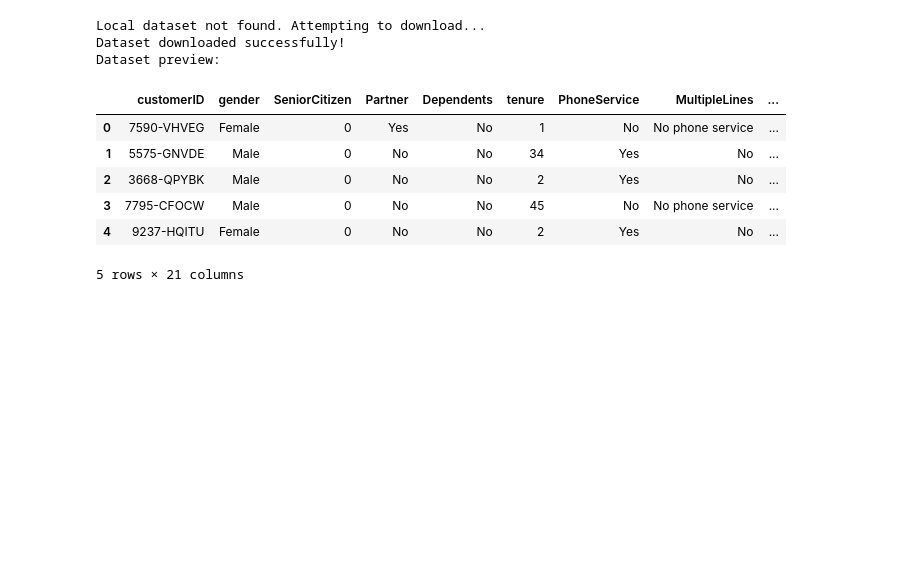
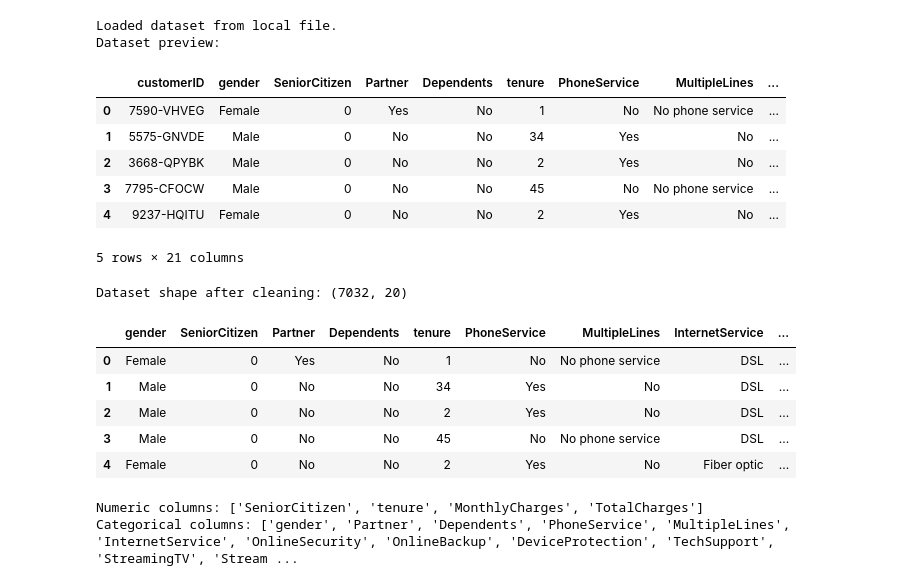
Before and after one commit to chaipid/2025AB05200_ML_ClassificationModel, a Jupyter notebook: train_models.ipynb, the cells around one changed output. Cells and saved outputs as stored; diff of their text form; code cells hidden in the pictures; blank space fills up the shorter version.

```diff
--- a/train_models.ipynb
+++ b/train_models.ipynb
@@ -30,7 +42,7 @@ Requirement already satisfied: nvidia-nccl-cu12 in /usr/local/lib/python3.12/dis
 # %%
 try:
     # Try loading locally
-    df = pd.read_csv("WA_Fn-UseC_-Telco-Customer-Churn.csv")
+    df = pd.read_csv("telco-customer-churn.csv")
     print("Loaded dataset from local file.")
 
 except FileNotFoundError:
@@ -38,9 +50,9 @@ except FileNotFoundError:
 
     try:
         url = "https://raw.githubusercontent.com/SohelRaja/Customer-Churn-Analysis/master/Datasets/WA_Fn-UseC_-Telco-Customer-Churn.csv"
-        urllib.request.urlretrieve(url, "WA_Fn-UseC_-Telco-Customer-Churn.csv")
+        urllib.request.urlretrieve(url, "telco-customer-churn.csv")
 
-        df = pd.read_csv("WA_Fn-UseC_-Telco-Customer-Churn.csv")
+        df = pd.read_csv("telco-customer-churn.csv")
         print("Dataset downloaded successfully!")
 
     except Exception as e:
@@ -53,8 +65,7 @@ if df is not None:
     print("Dataset preview:")
     display(df.head())
 # %% [output]
-Local dataset not found. Attempting to download...
-Dataset downloaded successfully!
+Loaded dataset from local file.
 Dataset preview:
 |  | customerID | gender | SeniorCitizen | Partner | Dependents | tenure | PhoneService | MultipleLines | ... |
 | 0 | 7590-VHVEG | Female | 0 | Yes | No | 1 | No | No phone service | ... |
@@ -63,3 +74,60 @@ Dataset preview:
 | 3 | 7795-CFOCW | Male | 0 | No | No | 45 | No | No phone service | ... |
 | 4 | 9237-HQITU | Female | 0 | No | No | 2 | Yes | No | ... |
 5 rows × 21 columns
+# %%
+# Convert TotalCharges to numeric (some rows have spaces)
+df["TotalCharges"] = pd.to_numeric(df["TotalCharges"], errors="coerce")
+
+# Drop rows where TotalCharges became NaN
+df = df.dropna()
+
+# Drop customerID (unique identifier, not useful)
+if "customerID" in df.columns:
+    df = df.drop("customerID", axis=1)
+
+# Convert target "Churn" to binary 1/0
+df["Churn"] = df["Churn"].map({"Yes": 1, "No": 0})
+
+print("Dataset shape after cleaning:", df.shape)
+display(df.head())
+# %% [output]
+Dataset shape after cleaning: (7032, 20)
+|  | gender | SeniorCitizen | Partner | Dependents | tenure | PhoneService | MultipleLines | InternetService | ... |
+| 0 | Female | 0 | Yes | No | 1 | No | No phone service | DSL | ... |
+| 1 | Male | 0 | No | No | 34 | Yes | No | DSL | ... |
+| 2 | Male | 0 | No | No | 2 | Yes | No | DSL | ... |
+| 3 | Male | 0 | No | No | 45 | No | No phone service | DSL | ... |
+| 4 | Female | 0 | No | No | 2 | Yes | No | Fiber optic | ... |
+# %%
+# ------------------------------------------------------------
+# Split Features (X) and Target (y)
+# ------------------------------------------------------------
+# The dataset contains multiple input columns (features) and one
+# output column (target). Here:
+#   - X will store all input features used by ML models.
+#   - y will store the target variable "Churn" (1 = Yes, 0 = No).
+# This separation is required before training any ML classifier.
+# ------------------------------------------------------------
+
+X = df.drop("Churn", axis=1)   # Input features
+y = df["Churn"]                # Target labels
+
+# ------------------------------------------------------------
+# Identify Numeric and Categorical Columns
+# ------------------------------------------------------------
+# We treat numeric and categorical data differently:
+#
+# - Numeric columns will be scaled using StandardScaler
+# - Categorical columns will be one-hot encoded
+#
+# This step automatically detects which columns belong to each type.
+# ------------------------------------------------------------
+
+numeric_cols = X.select_dtypes(include=["int64", "float64"]).columns
+categorical_cols = X.select_dtypes(include=["object"]).columns
+
+print("Numeric columns:", numeric_cols.tolist())
+print("Categorical columns:", categorical_cols.tolist())
+# %% [output]
+Numeric columns: ['SeniorCitizen', 'tenure', 'MonthlyCharges', 'TotalCharges']
+Categorical columns: ['gender', 'Partner', 'Dependents', 'PhoneService', 'MultipleLines', 'InternetService', 'OnlineSecurity', 'OnlineBackup', 'DeviceProtection', 'TechSupport', 'StreamingTV', 'Stream ...
```
Also changed, not shown: parts of 6 cells of this notebook.
